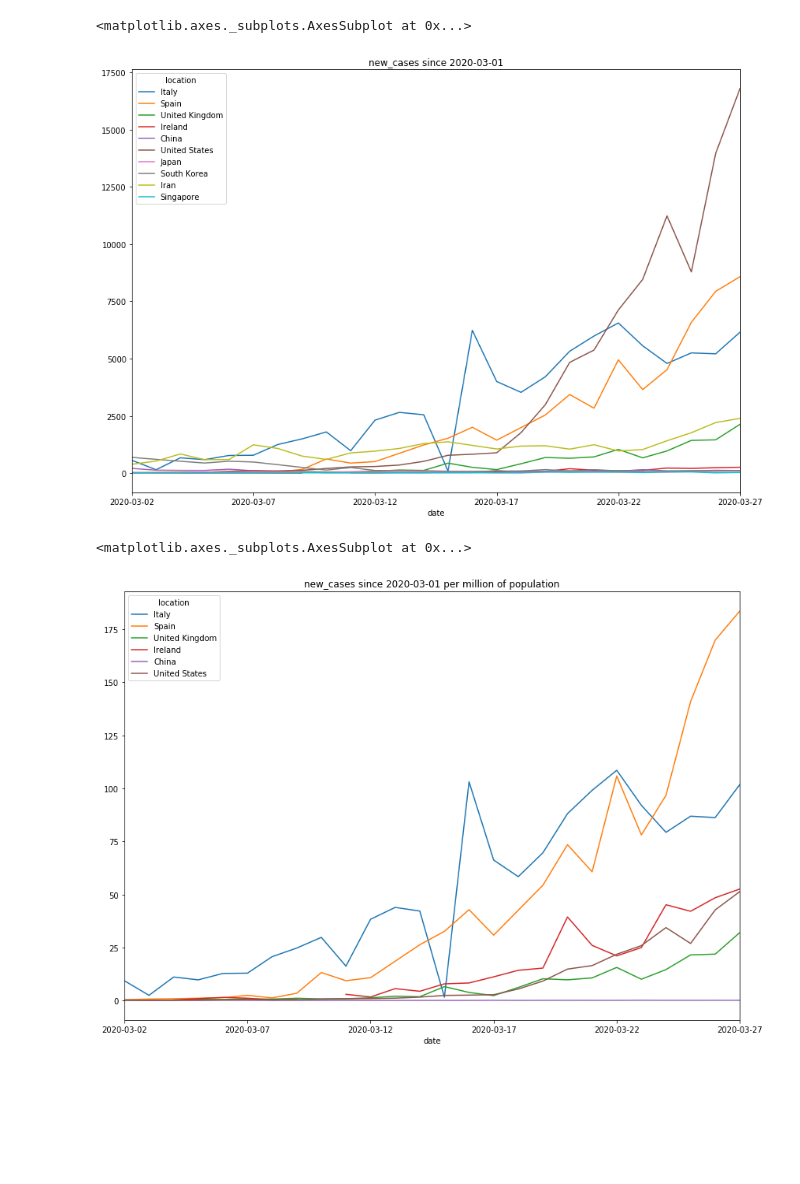
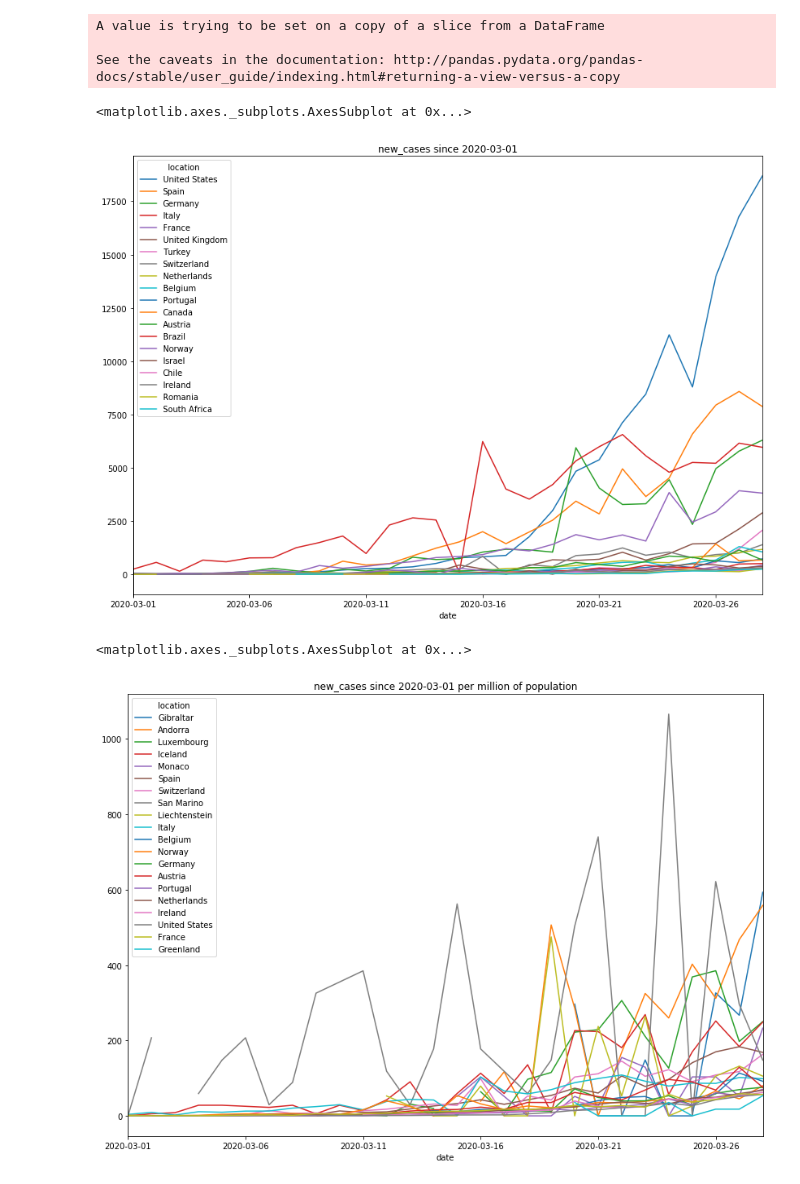
Before and after one commit to bakirl/covid19-tracker, a Jupyter notebook: covid19.ipynb, the cells around one changed output. Drawn from its saved outputs; the diff is of its cells as text; code cells hidden in the pictures; blank space fills up the shorter version.

Commit message:
updated to account for small countries

```diff
--- a/covid19.ipynb
+++ b/covid19.ipynb
@@ -6,41 +6,48 @@ import matplotlib.pyplot as plt
 # %%
 # Download latest Covid 19 data
 df = pd.read_csv("https://covid.ourworldindata.org/data/ecdc/full_data.csv")
+
 # Downloaded population from World Bank
 # http://api.worldbank.org/v2/en/indicator/SP.POP.TOTL?downloadformat=csv
 pop = pd.read_csv("population.csv", skiprows=4)
 pop = pop.set_index('Country Name')
+pop = pop['2018'].dropna()
 # %%
 # Default values
 values_def = 'new_cases'
 since_def = '2020-03-01'
-countries_def=['Italy','Spain','United Kingdom','Ireland','China','United States','Japan','South Korea','Iran','Singapore']
-#countries_def=['China']
+countries_def=['Italy','Spain','United Kingdom','Ireland','China','United States','Iran']
 
 # Set the default size for the figures
 plt.rcParams["figure.figsize"] = (14, 10)
 # %%
 # @global df - data frame containing Covid 19 data by date and by country
-# @global pop - data frome containing population data
+# @global pop - data frome containing population data from 2018
 # @param values - one of 'new cases', 'total cases', 'new deaths', total deaths'
 # @param since - show data only for dates since this date; format 'yyyy-mm-dd'
 # @param countries - show data only for the specified countries
-# @param by_pop - set to 1 to divide numbers by population per country, in millions
-def covid(values=values_def, since=since_def, countries=countries_def, by_pop=0):
+# @param by_pop - set to True to divide numbers by population per country, in millions
+def covid(values=values_def, since=since_def, countries=countries_def, by_pop=False):
     # filter by date
-    df2 = df[df.date > since]
+    df2 = df[df.date >= since]
     # generate a pivot chart
     piv = df2.pivot(index='date', columns='location', values=values)
     # filter by country
-    sub = piv[countries]
+    if (countries == []):
+        sub = piv.drop(columns='World')
+    else:
+        sub = piv[countries]
     # setup title of plot
     title=values + " since " + since
-    if (by_pop == 1):
+    if (by_pop):
         # divide each number by the population, in millions
-        pop2 = pop.loc[countries, ['2018']]
+        pop2 = pop[countries]
         pop2 = pop2/1e6
         pop2 = pop2.transpose()
-        sub = sub/pop2.iloc[0]
+        sub = sub/pop2.values
         title = title + " per million of population"
-    # define lines for doubling every N days
+    # sort
+    lastrow=sub.shape[0]-1
+    lastrow_name=sub.index[lastrow]
+    sub.sort_values(by=lastrow_name,axis=1,ascending=False,inplace=True)
     return sub, title
@@ -47,13 +63,31 @@ def covid(values=values_def, since=since_def, countries=countries_def, by_pop=0)
+# %%
+# generate the sub-pivot for all countries in the covid dataframe
+sub, title=covid(countries=[])
+
+# not all countries in the covid dataframe are also in the population dataframe
+# find the intersection of these two sets
+countries_inter=pop.index.intersection(sub.columns)
+
+# note, can also find the union and difference between the union and the intersection
+# if you want to see what countries are being omitted
+countries_union=pop.index.union(sub.columns)
+countries_diff=countries_union.difference(countries_inter)
 # %%
-# use all defaults from above
-sub, title = covid()
+# look at top 20 countries
+sub, title = covid(countries=countries_inter.values)
+sub = sub.iloc[:,:20]
 sub.plot(title=title,logy=False)
 # %% [output]
-<matplotlib.axes._subplots.AxesSubplot at 0x...>
+A value is trying to be set on a copy of a slice from a DataFrame
+
+See the caveats in the documentation: http://pandas.pydata.org/pandas-docs/stable/user_guide/indexing.html#returning-a-view-versus-a-copy
+<matplotlib.axes._subplots.AxesSubplot at 0x...>
-[figure, old version]
+[figure, new version]
 # %%
-sub, title = covid(by_pop=1)
+# look at top 20 countries, by population
+sub, title = covid(countries=countries_inter.values, by_pop=True)
+sub = sub.iloc[:,:20]
 sub.plot(title=title,logy=False)
 # %% [output]
 <matplotlib.axes._subplots.AxesSubplot at 0x...>
-[figure, old version]
+[figure, new version]
```
Also changed, not shown: parts of 4 cells of this notebook.
